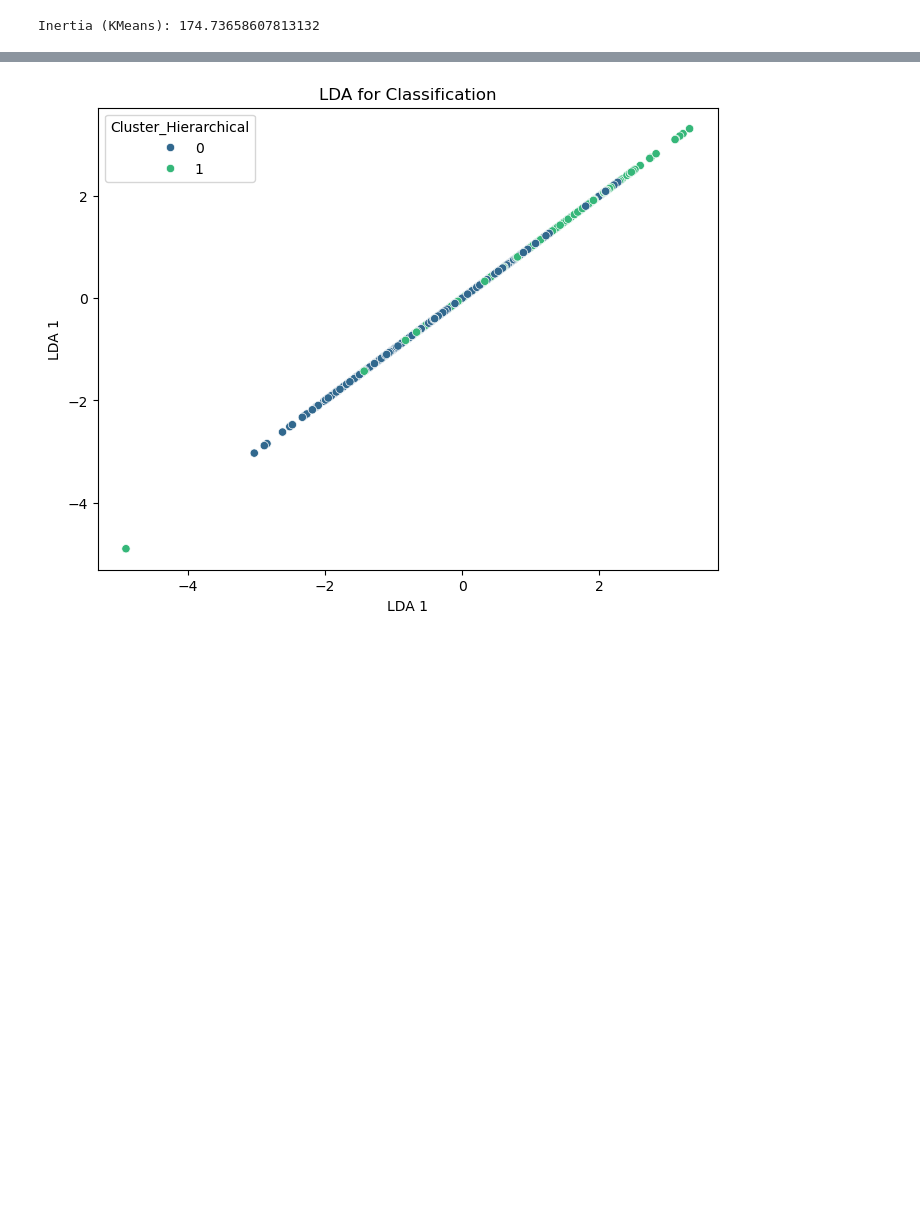
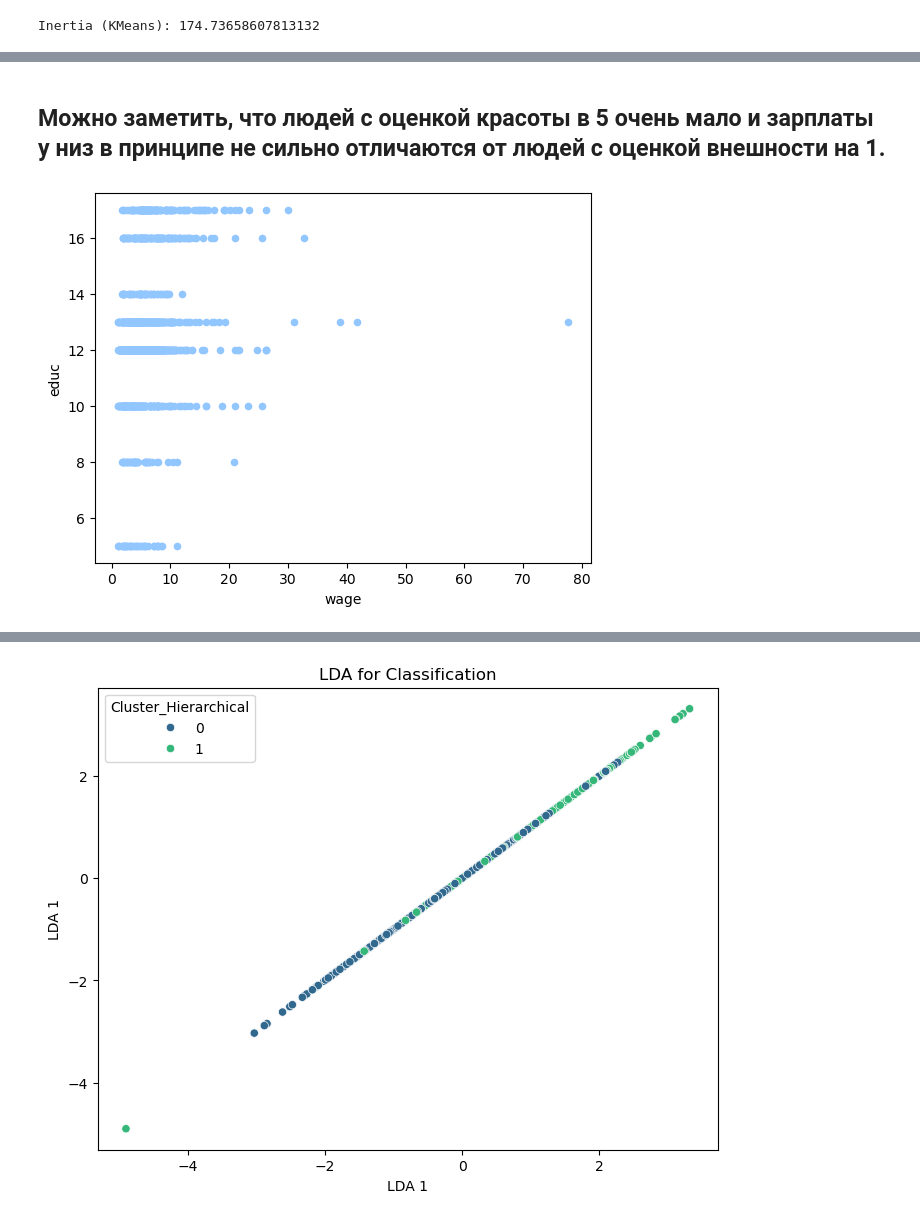
Before and after one commit to crissyro/kaggle_projects, a Jupyter notebook: notebooks/beauty_claster.ipynb, the cells around one changed output, grey strips where cells are left out. Saved outputs shown, nothing was run; the diff lists cells and outputs as text; code cells hidden in the pictures; blank space fills up the shorter version.

```diff
--- a/notebooks/beauty_claster.ipynb
+++ b/notebooks/beauty_claster.ipynb
@@ -288,0 +310,6 @@ plt.ylabel('PCA 2')
+# %% [markdown]
+## Можно заметить, что людей с оценкой красоты в 5 очень мало и зарплаты у низ в принципе не сильно отличаются от людей с оценкой внешности на 1.
+# %%
+df.plot(kind='scatter', x='wage', y='educ');
+# %% [output]
+[figure, added]
```
Also changed, not shown: parts of 8 cells of this notebook.
